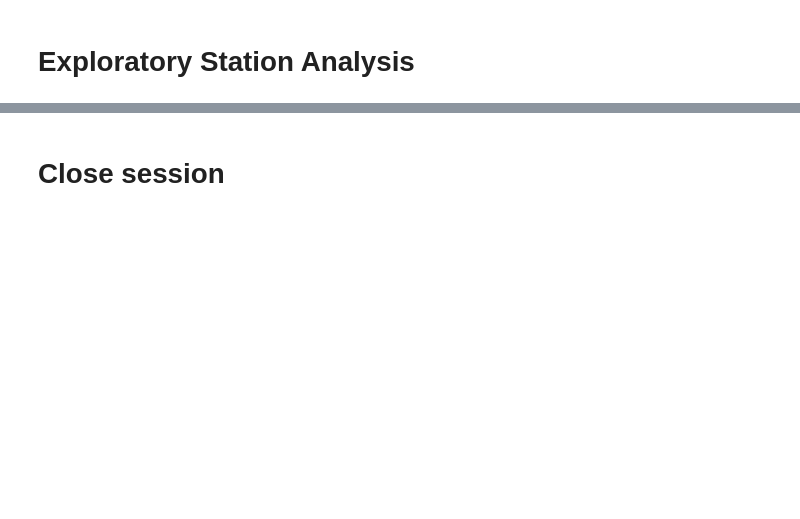
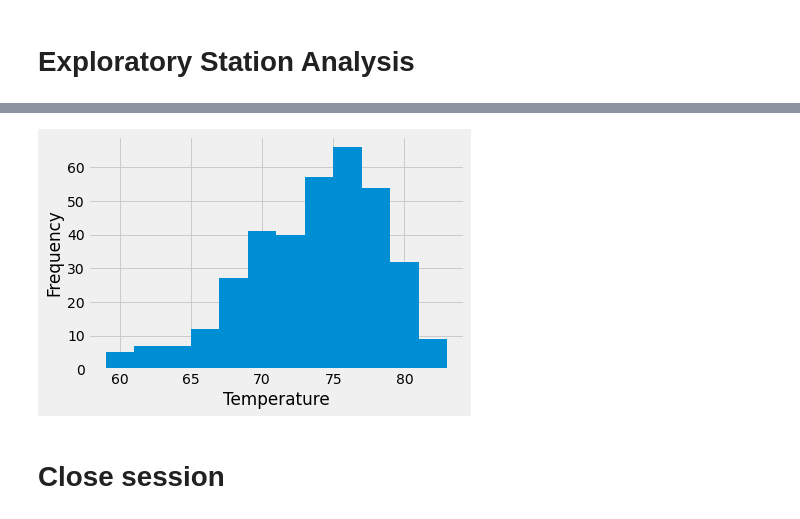
Before and after one commit to ellengrove/sqlalchemy-challenge, a Jupyter notebook: climate_starter.ipynb, the cells around one changed output, grey strips where cells are left out. Drawn from its saved outputs; the diff is of its cells as text; code cells hidden in the pictures; blank space fills up the shorter version.

```diff
--- a/climate_starter.ipynb
+++ b/climate_starter.ipynb
@@ -112,18 +161,24 @@ print(f'Min temp: {min_temp}, Max temp: {max_temp}, Mean temp: {mean_temp}')
 # %%
 # Using the most active station id
 # Query the last 12 months of temperature observation data for this station and plot the results as a histogram
 last_date_9281 = session.query(Measurement.date).\
     filter(Measurement.station == 'USC00519281').\
     order_by(Measurement.date.desc()).first()
 
+
 year_ago_9281 = dt.date(2017,8,18) - dt.timedelta(days=365)
 
-temps_9281 = session.query(Measurement.tobs).\
+temps_9281 = session.query(Measurement.date,Measurement.tobs).\
     filter(Measurement.date >= '2016-08-18').\
     filter(Measurement.station == 'USC00519281').all()
 
-temps_9281 = pd.Series(temps_9281)
-temps_9281 = temps_9281.astype(int)
+
+temps_9281_df = pd.DataFrame(temps_9281,columns=['date','temperature'])
+temps_9281_df['temperature'].hist(bins=12);
+plt.ylabel('Frequency');
+plt.xlabel('Temperature');
+# %% [output]
+[figure, added]
 # %% [markdown]
 # Close session
 # %%
```
Also changed, not shown: parts of 11 cells of this notebook, 1 other file.
